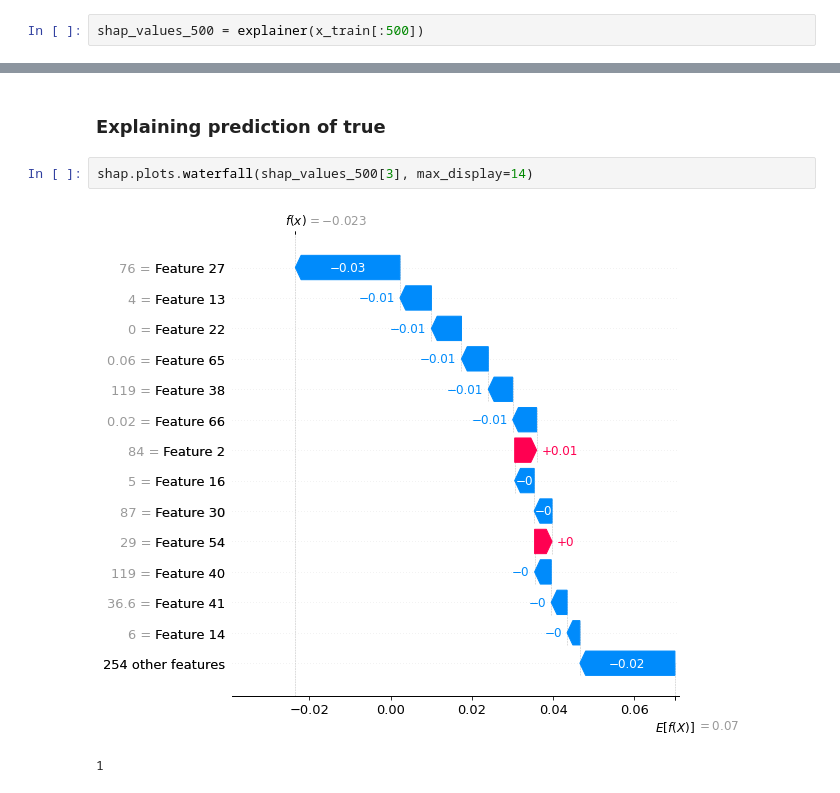
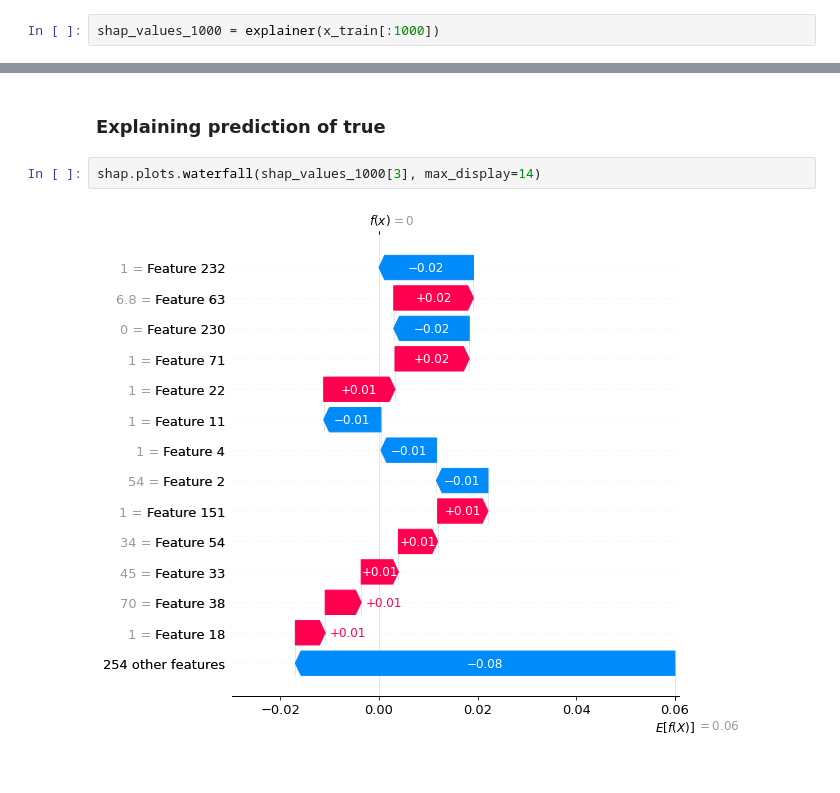
Before and after one commit to EladBil/DS-Squad-Project, a Jupyter notebook: Model/ModelNotebook.ipynb, the cells around one changed output, grey strips where cells are left out. Drawn from its saved outputs; the diff is of its cells as text.

```diff
--- a/Model/ModelNotebook.ipynb
+++ b/Model/ModelNotebook.ipynb
@@ -247,7 +247,7 @@ def predict_fcn(x):
 background_data = shap.maskers.Independent(x_train, max_samples=100)
 explainer = shap.Explainer(predict_fcn, background_data)
 # %%
-shap_values_500 = explainer(x_train[:500])
+shap_values_1000 = explainer(x_train[:1000])
 # %% [markdown]
 ### Explaining prediction of false
 # %%
@@ -257,7 +257,6 @@ shap.plots.waterfall(shap_values_500[0], max_display=14)
 # %% [markdown]
 ### Explaining prediction of true
 # %%
-shap.plots.waterfall(shap_values_500[3], max_display=14)
+shap.plots.waterfall(shap_values_1000[3], max_display=14)
 # %% [output]
-[figure, old version]
+[figure, new version]
-1
```
Also changed, not shown: parts of 8 cells of this notebook, 2 other files.
